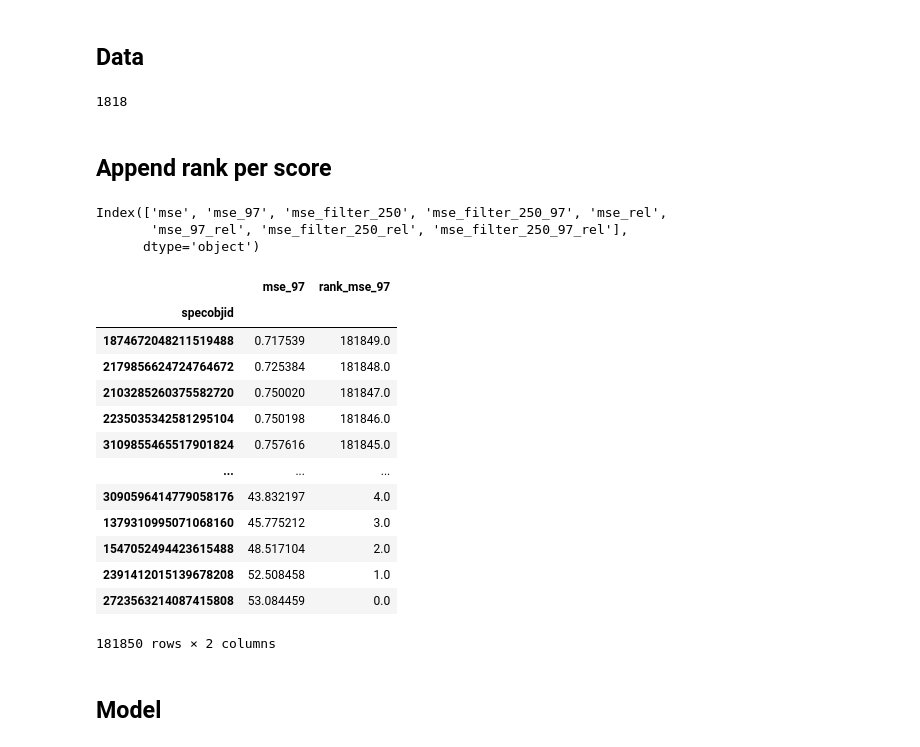
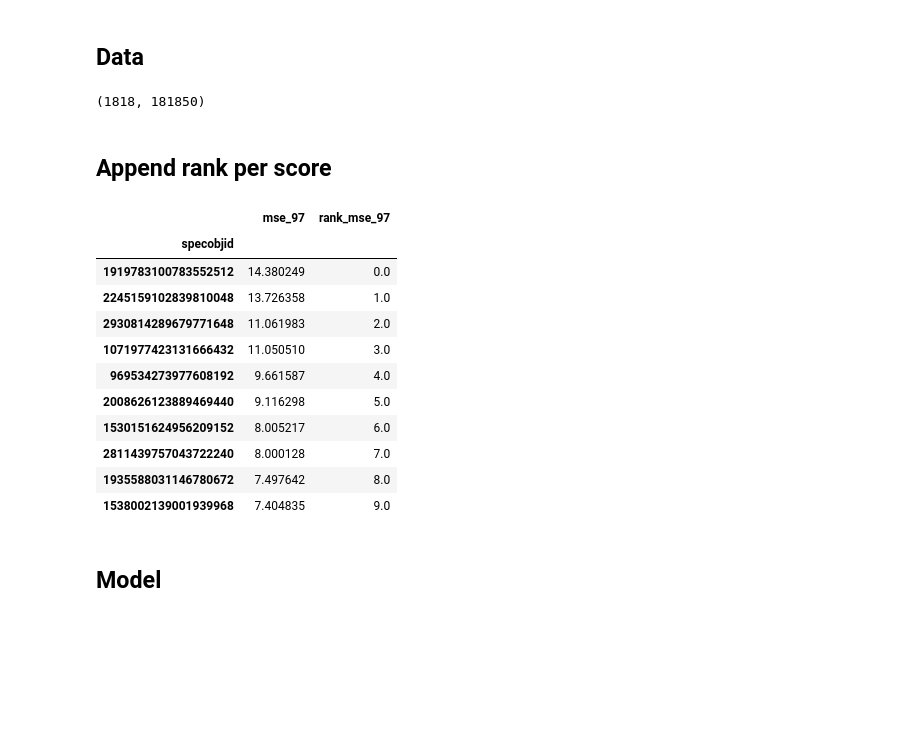
Before and after one commit to ed-ortizm/anomaly, a Jupyter notebook: thesis/02_overview_anomalies.ipynb, the cells around one changed output. Cells and saved outputs as stored; diff of their text form; code cells hidden in the pictures; blank space fills up the shorter version.

```diff
--- a/thesis/02_overview_anomalies.ipynb
+++ b/thesis/02_overview_anomalies.ipynb
@@ -123,9 +186,9 @@ score_03_df = pd.read_csv(
 )
 n_spec = score_03_df.shape[0]
 n_top_1_pct = int(n_spec*0.01)
-n_top_1_pct
+n_top_1_pct, n_spec
 # %% [output]
-1818
+(1818, 181850)
 # %% [markdown]
 ## Append rank per score
 # %%
@@ -140,32 +203,24 @@ for col in score_03_df.columns:
 
     score_03_rank_df.loc[index_sorted, f'rank_{col}'] = rank
     score_03_rank_df[f'rank_{col}'].astype(int)
-# %%
-score_03_df.columns
-# %% [output]
-Index(['mse', 'mse_97', 'mse_filter_250', 'mse_filter_250_97', 'mse_rel',
-       'mse_97_rel', 'mse_filter_250_rel', 'mse_filter_250_97_rel'],
-      dtype='object')
 # %%
 score = 'mse_97'
 score_03_rank_df[[score, f'rank_{score}']].sort_values(
-        by=score, ascending=True
-    )
+    by=score, ascending=False
+).head(10)
 # %% [output]
 |  | mse_97 | rank_mse_97 |
 | specobjid |  |  |
-| 1874672048211519488 | 0.717539 | 181849.0 |
-| 2179856624724764672 | 0.725384 | 181848.0 |
-| 2103285260375582720 | 0.750020 | 181847.0 |
-| 2235035342581295104 | 0.750198 | 181846.0 |
-| 3109855465517901824 | 0.757616 | 181845.0 |
-| ... | ... | ... |
-| 3090596414779058176 | 43.832197 | 4.0 |
-| 1379310995071068160 | 45.775212 | 3.0 |
-| 1547052494423615488 | 48.517104 | 2.0 |
-| 2391412015139678208 | 52.508458 | 1.0 |
-| 2723563214087415808 | 53.084459 | 0.0 |
+| 1919783100783552512 | 14.380249 | 0.0 |
+| 2245159102839810048 | 13.726358 | 1.0 |
+| 2930814289679771648 | 11.061983 | 2.0 |
+| 1071977423131666432 | 11.050510 | 3.0 |
+| 969534273977608192 | 9.661587 | 4.0 |
+| 2008626123889469440 | 9.116298 | 5.0 |
+| 1530151624956209152 | 8.005217 | 6.0 |
+| 2811439757043722240 | 8.000128 | 7.0 |
+| 1935588031146780672 | 7.497642 | 8.0 |
+| 1538002139001939968 | 7.404835 | 9.0 |
-181850 rows × 2 columns
 # %% [markdown]
 ## Model
 # %%
```
Also changed, not shown: parts of 35 cells of this notebook, 3 other files.
